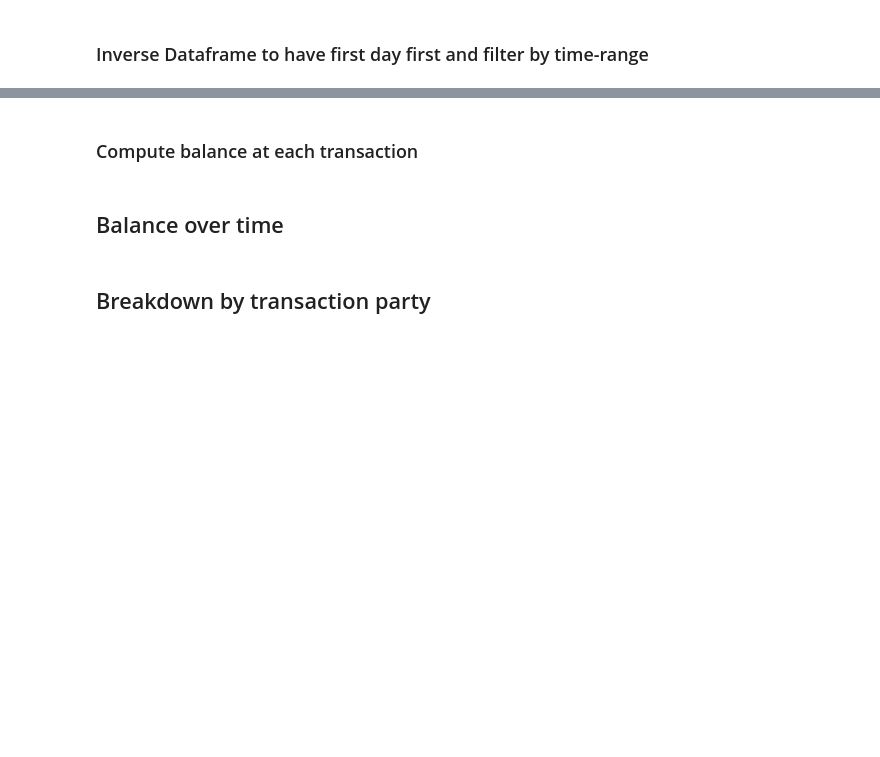
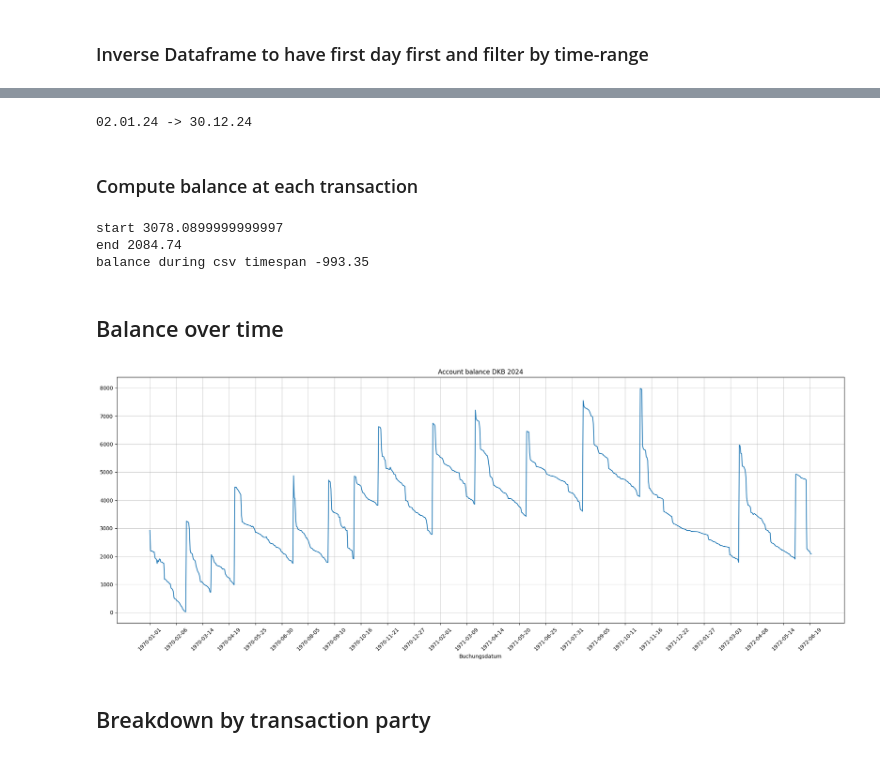
Before and after one commit to TomPfaff/finance-analysis-dkb, a Jupyter notebook: DKB-Kontoauszug-Visualizer.ipynb, the cells around one changed output, grey strips where cells are left out. Cells and saved outputs as stored; diff of their text form; code cells hidden in the pictures; blank space fills up the shorter version.

```diff
--- a/DKB-Kontoauszug-Visualizer.ipynb
+++ b/DKB-Kontoauszug-Visualizer.ipynb
@@ -10,7 +10,7 @@ import matplotlib.pyplot as plt
 # %% [markdown]
 ## Please set these parameters
 # %%
-accountname = 'export' # set filename of the csv. e.g.
+accountname = '2024' # set filename of the csv. e.g.
 
 # 0 or less means analyse all months
 number_of_last_months_to_analyse = 0 # 4
@@ -41,6 +41,10 @@ with open(csv_file,"r",encoding="utf-8") as f:
 
 start_date = datetime.strptime( data.index[0] ,"%d.%m.%y").date()
 end_date = datetime.strptime( data.index[-1] ,"%d.%m.%y").date()
+# %%
+
+start_date = datetime.strptime( data.index[0] ,"%d.%m.%y").date()
+end_date = datetime.strptime( data.index[-1] ,"%d.%m.%y").date()
 # %%
 print("start:",start_date)
 print("end:",end_date)
@@ -97,6 +116,8 @@ start_and_end_dates_string = "(%i.%i.%i - %i.%i.%i)" % (start_date.day, start_da
 fr = data.index[0]
 to = data.index[-1]
 print(fr,"->",to)
+# %% [output]
+02.01.24 -> 30.12.24
 # %% [markdown]
 ### Compute balance at each transaction
 # %%
@@ -107,14 +128,20 @@ data[balance] = data[amount].cumsum()+start_balance
 print("start",start_balance)
 print("end",end_balance)
 print("balance during csv timespan",data_balance)
+# %% [output]
+start 3078.0899999999997
+end 2084.74
+balance during csv timespan -993.35
 # %% [markdown]
 ## Balance over time
 # %%
-data[balance].plot(
+ax = data[balance].plot(
     title='Account balance DKB %s' % accountname,
     grid=True,
     figsize=(20,8)
 );
+# %% [output]
+[figure, added]
 # %% [markdown]
 ## Breakdown by transaction party
 # %%
```
Also changed, not shown: parts of 13 cells of this notebook, 2 other files.
